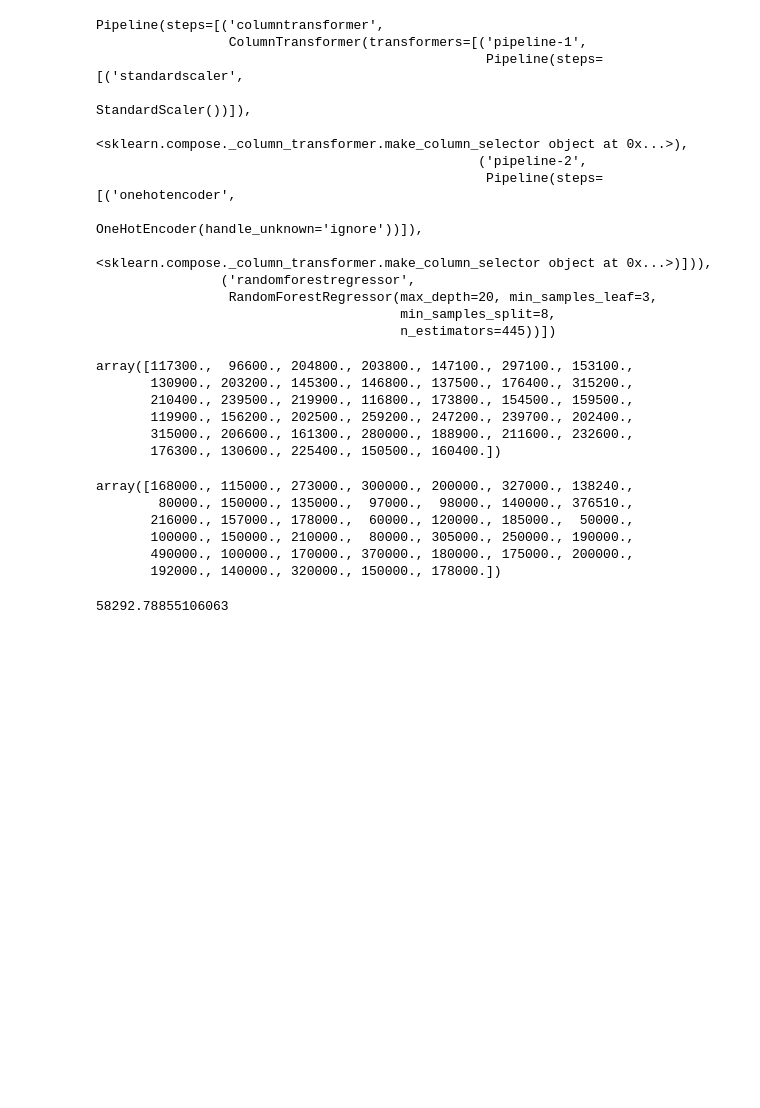
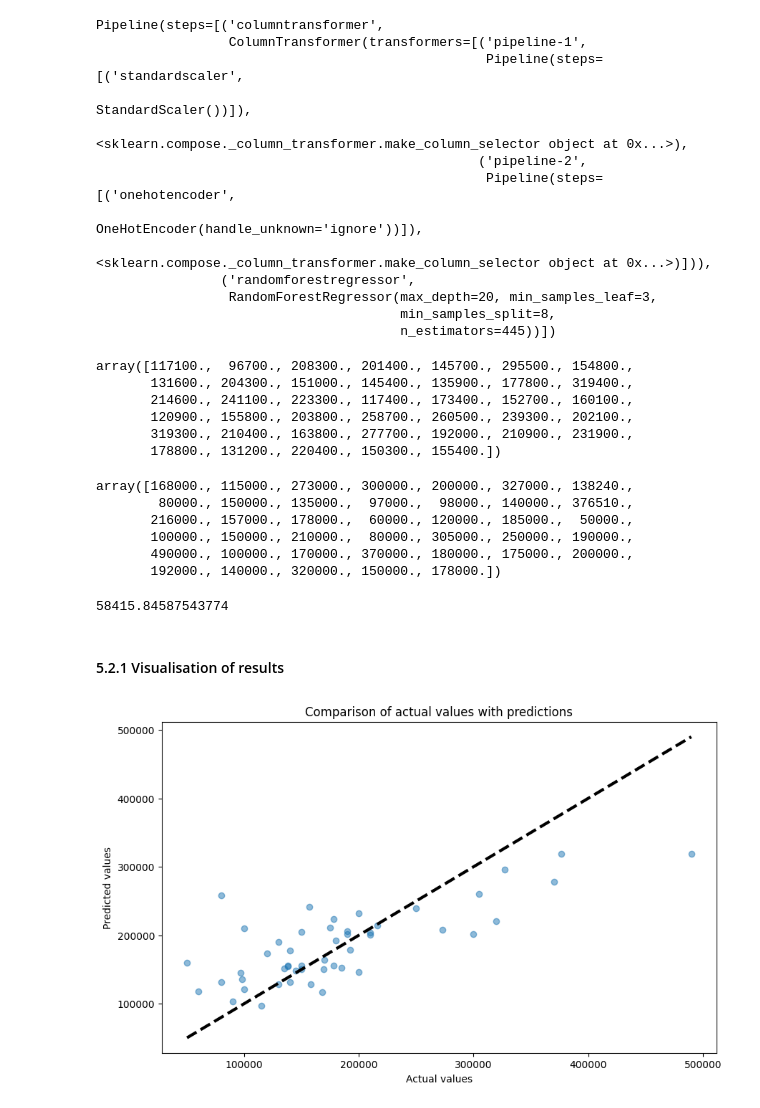
Before and after one commit to szymonszczurowski/Housing-Market-Analysis, a Jupyter notebook: housing_price_predictor.ipynb, the cells around one changed output. Saved outputs shown, nothing was run; the diff lists cells and outputs as text; code cells hidden in the pictures; blank space fills up the shorter version.

```diff
--- a/housing_price_predictor.ipynb
+++ b/housing_price_predictor.ipynb
@@ -1732,15 +1740,15 @@ Pipeline(steps=[('columntransformer',
                                        min_samples_split=8,
                                        n_estimators=445))])
 # %%
-final_model_predictions = random_forest.predict(test_set)
-final_model_predictions[:40].round(-2)
+final_model_predictions_2 = random_forest.predict(test_set)
+final_model_predictions_2[:40].round(-2)
 # %% [output]
-array([117300.,  96600., 204800., 203800., 147100., 297100., 153100.,
-       130900., 203200., 145300., 146800., 137500., 176400., 315200.,
-       210400., 239500., 219900., 116800., 173800., 154500., 159500.,
-       119900., 156200., 202500., 259200., 247200., 239700., 202400.,
-       315000., 206600., 161300., 280000., 188900., 211600., 232600.,
-       176300., 130600., 225400., 150500., 160400.])
+array([117100.,  96700., 208300., 201400., 145700., 295500., 154800.,
+       131600., 204300., 151000., 145400., 135900., 177800., 319400.,
+       214600., 241100., 223300., 117400., 173400., 152700., 160100.,
+       120900., 155800., 203800., 258700., 260500., 239300., 202100.,
+       319300., 210400., 163800., 277700., 192000., 210900., 231900.,
+       178800., 131200., 220400., 150300., 155400.])
 # %%
 test_set_label[:40].values
 # %% [output]
@@ -1751,7 +1759,21 @@ array([168000., 115000., 273000., 300000., 200000., 327000., 138240.,
        490000., 100000., 170000., 370000., 180000., 175000., 200000.,
        192000., 140000., 320000., 150000., 178000.])
 # %%
-final_rmse = mean_squared_error(test_set_label, final_model_predictions, squared=False)
+final_rmse = mean_squared_error(test_set_label, final_model_predictions_2, squared=False)
 final_rmse
 # %% [output]
-58292.78855106063
+58415.84587543774
+# %% [markdown]
+#### 5.2.1 Visualisation of results
+# %%
+y_pred = final_model_predictions_2.flatten()
+
+plt.figure(figsize=(10, 6))
+plt.scatter(test_set_label, y_pred, alpha=0.5)
+plt.title('Comparison of actual values with predictions')
+plt.xlabel('Actual values')
+plt.ylabel('Predicted values')
+plt.plot([test_set_label.min(), test_set_label.max()], [test_set_label.min(), test_set_label.max()], 'k--', lw=3)
+plt.show()
+# %% [output]
+[figure, added]
```
Also changed, not shown: parts of 28 cells of this notebook.
